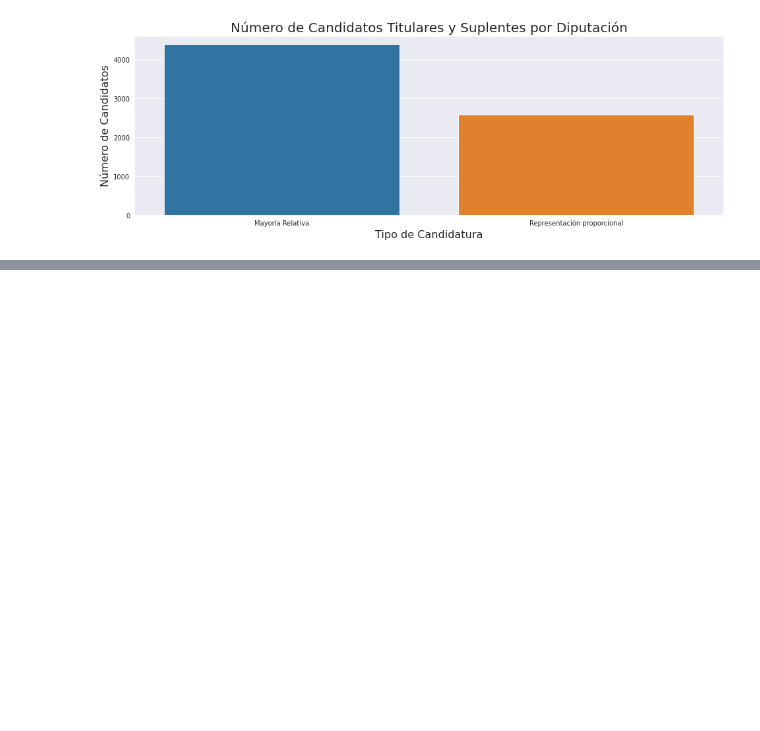
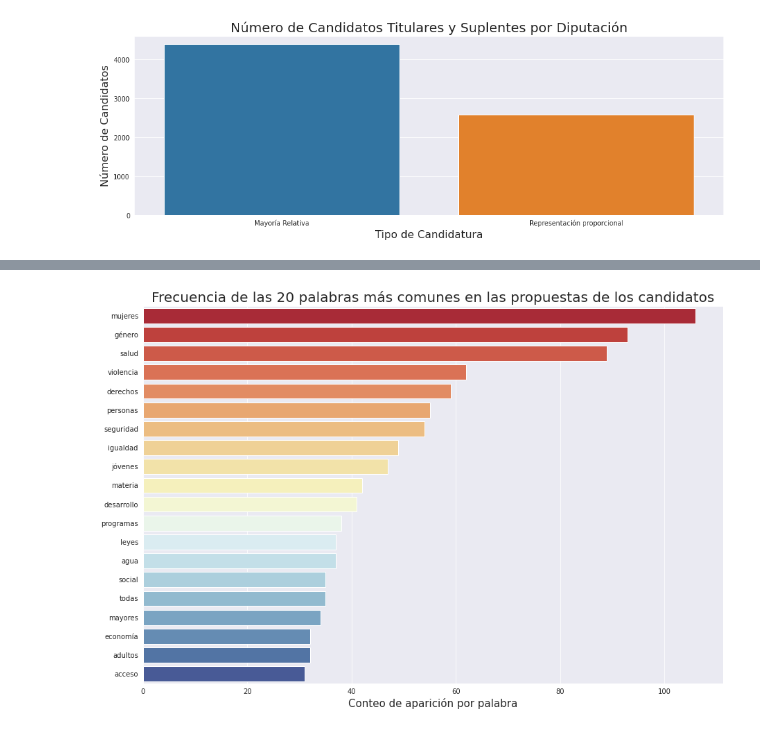
Before and after one commit to zoegarm/Analisis_INE_2021, a Jupyter notebook: Analsis_BD_INE_2021.ipynb, the cells around one changed output, grey strips where cells are left out. Cells and saved outputs as stored; diff of their text form; code cells hidden in the pictures; blank space fills up the shorter version.

```diff
--- a/Analsis_BD_INE_2021.ipynb
+++ b/Analsis_BD_INE_2021.ipynb
@@ -25,6 +30,9 @@ mapa_nombres
 #remapo los nombres de las columnas:
 
 df = df.rename(columns= mapa_nombres)
+
+#relleno los NaN con strings vacíos:
+df = df.fillna('')
 # %%
 #hag una columna extra para sacar el num de distrito y normalizar:
 df['distrito_num'] = df["distrito"].str.strip().str.split('-', expand = True).iloc[:, 0]
@@ -82,0 +115,84 @@ d_22
+# %%
+#hago una columna que contenga todas las prupuestas de cada candidato:
+df_propietarios['propuestas_general'] = df_propietarios['propuesta_1'].astype(str) + df_propietarios['propuesta_2'].astype(str) + df['propuesta_genero'].astype(str)
+# %%
+propuestas_group  = df_propietarios.groupby(['nombre_candidato', 'entidad'])['propuestas_general'].max().reset_index()
+# %%
+#print(freq_dist.most_common(20))
+
+def palabras_comunes(num):
+  most_common_20 = np.array(list(map(lambda x: list(x), freq_dist.most_common(num))))
+
+  fig = plt.figure(figsize=(15,10))
+  ax = fig.add_subplot()
+
+  sns.barplot(y = most_common_20[:, 0], x = (most_common_20[:, 1]).astype(int), ax=ax, palette='RdYlBu', orient = 'h');
+  ax.set_title(f'Frecuencia de las {num} palabras más comunes en las propuestas de los candidatos', fontsize = 20)
+  ax.set_xlabel('Conteo de aparición por palabra', fontsize = 15)
+  ax.tick_params(axis='x')
+
+  plt.show()
+
+
+
+
+
+def nube_palabras():
+
+  plt.figure(figsize=(20,20), facecolor='white')
+  wordcloud = WordCloud(width=1000, height=500, max_font_size=100, background_color="white", mode = "RGB").generate(' '.join(all_words_except_stop_words))
+
+  plt.imshow(wordcloud, interpolation="bilinear")
+  plt.axis("off")
+  plt.margins(x=0, y=0)
+
+  plt.imshow(wordcloud, interpolation="bilinear")
+  plt.axis("off")
+  plt.margins(x=0, y=0)
+
+
+  plt.show()
+
+def propuestas_entidad(entidad):
+  #filtro para los candidatos de cada entidad:
+  propuestas_prop  = propuestas_group[propuestas_group['entidad'] == f'{entidad}'].groupby('nombre_candidato')['propuestas_general'].max()
+
+  #Hago una limpieza de los elementos:
+
+  propuestas_prop = propuestas_prop.str.lower()
+  propuestas_prop = propuestas_prop.str.strip()
+  propuestas_prop = propuestas_prop.str.replace('[^\w\s]', '')
+  propuestas_prop = propuestas_prop.str.replace('\d', '')
+  propuestas_prop = propuestas_prop.str.replace('\\n', '')
+  propuestas_prop = propuestas_prop.dropna()
+
+  #Separo las oraciones en palabras
+
+  #ahora separo las oraciones en palabras:
+
+  tokenized = propuestas_prop.apply(nltk.word_tokenize)
+
+  all_words = tokenized.sum()
+
+  # Utilizamos FreqDist para analizar la distribución de frecuencia de nuestras palabras
+
+  freq_dist = nltk.FreqDist(all_words)
+
+  print(freq_dist)
+
+  #quito los conectores o stopwords:
+
+  spanish_stop_words = stopwords.words('spanish')
+  spanish_stop_words.append('así') #anexo este conector
+
+  all_words_except_stop_words = [word for word in all_words if word not in spanish_stop_words]
+
+  #filtro las palabras:
+  freq_dist = nltk.FreqDist(all_words_except_stop_words)
+
+  #palabras_comunes(20)
+  #nube_palabras()
+
+
+propuestas_entidad('CIUDAD DE MÉXICO')
+# %% [output]
@@ -82,0 +200 @@ d_22
+[figure, added]
```
Also changed, not shown: parts of 14 cells of this notebook.
